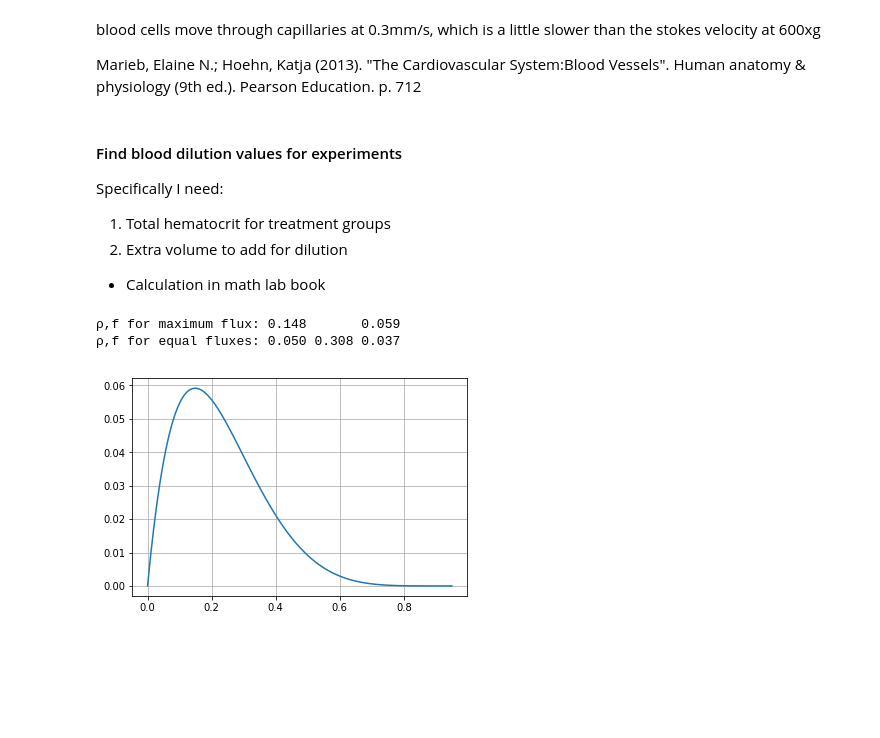
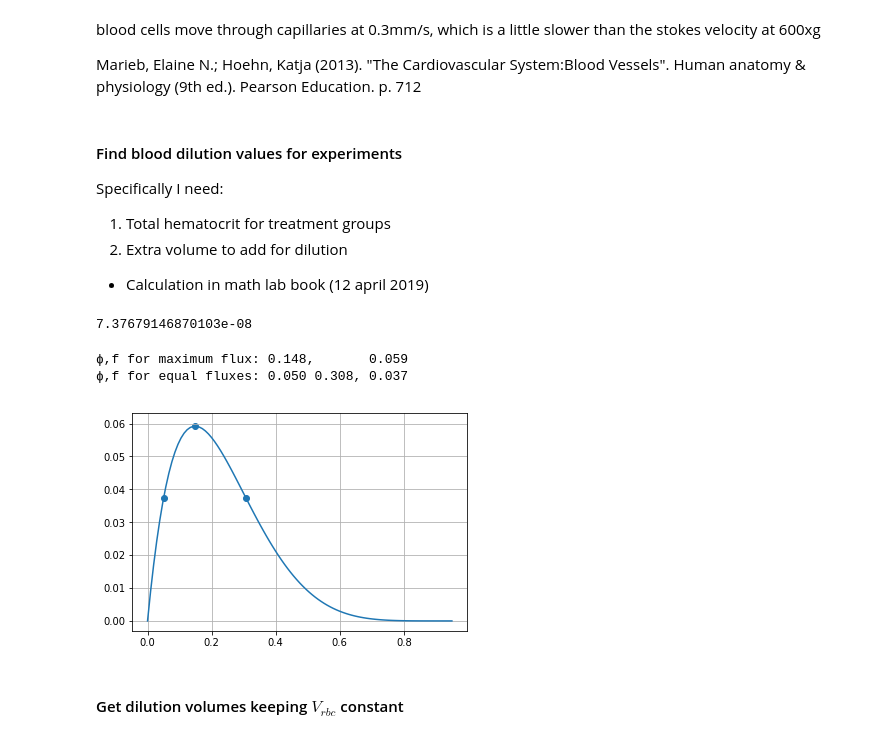
Before and after one commit to cliffanderson720/MS-Thesis-Pitt, a Jupyter notebook: Simulations/dimensionalize.ipynb, the cells around one changed output. Saved outputs shown, nothing was run; the diff lists cells and outputs as text; code cells hidden in the pictures; blank space fills up the shorter version.

```diff
--- a/Simulations/dimensionalize.ipynb
+++ b/Simulations/dimensionalize.ipynb
@@ -89,24 +113,33 @@ Marieb, Elaine N.; Hoehn, Katja (2013). "The Cardiovascular System:Blood Vessels
 Specifically I need:
 1. Total hematocrit for treatment groups
 2. Extra volume to add for dilution
-  * Calculation in math lab book
+  * Calculation in math lab book (12 april 2019)
+# %%
+# example sedimentation coefficient
+(1098-1024)*(4e-6)**2/(9*0.0026)*(1-.15)**2.7*1.19*1.9
+# %% [output]
+7.37679146870103e-08
 # %%
-def michaels_flux(ρ,**kwargs):
-    return vf.michaels(ρ,2.71,amax=0.95)*ρ*(1-ρ)
+def michaels_flux(ϕ,**kwargs):
+    return vf.michaels(ϕ,2.71,amax=0.95)*ϕ*(1-ϕ)
 
-amax=0.95
-n=101
-ρs = np.linspace(0,amax,n)
-plt.plot(ρs,michaels_flux(ρs))
+ϕ_fm = minimize(lambda ϕ: -michaels_flux(ϕ,n=2.71,amax=0.95),0.2) # density for max flux
+ϕ_lo = 0.05
+ϕ_hi = fsolve(lambda ϕ_hi: michaels_flux(ϕ_hi)-michaels_flux(ϕ_lo),0.4)
+ϕlevels = np.array([ϕ_lo,ϕ_fm.x,ϕ_hi])
+
+amax = 0.95
+n = 101
+ϕs = np.linspace(0,amax,n)
+plt.plot(ϕs,michaels_flux(ϕs))
+plt.scatter(ϕlevels,michaels_flux(ϕlevels))
 plt.grid()
 
-ρfm = minimize(lambda ρ: -michaels_flux(ρ,n=2.71,amax=0.95),0.2) # density for max flux
-ρ_lo = 0.05
-ρ_hi = fsolve(lambda ρ_hi: michaels_flux(ρ_hi)-michaels_flux(ρ_lo),0.4)
-
-print(f'ρ,f for maximum flux: {ρfm.x[0]:0.3f}       {-ρfm.fun:0.3f}')
-print(f'ρ,f for equal fluxes: {ρ_lo:.3f} {ρ_hi[0]:.3f} {michaels_flux(ρ_hi[0],n=2.71,amax=0.95):.3f}')
+print(f'ϕ,f for maximum flux: {ϕ_fm.x[0]:0.3f},       {-ϕ_fm.fun:0.3f}')
+print(f'ϕ,f for equal fluxes: {ϕ_lo:.3f} {ϕ_hi[0]:.3f}, {michaels_flux(ϕ_hi[0],n=2.71,amax=0.95):.3f}')
 # %% [output]
-ρ,f for maximum flux: 0.148       0.059
-ρ,f for equal fluxes: 0.050 0.308 0.037
+ϕ,f for maximum flux: 0.148,       0.059
+ϕ,f for equal fluxes: 0.050 0.308, 0.037
-[figure, old version]
+[figure, new version]
+# %% [markdown]
+#### Get dilution volumes keeping $V_{rbc}$ constant
```
Also changed, not shown: parts of 7 cells of this notebook, 2 other files.
